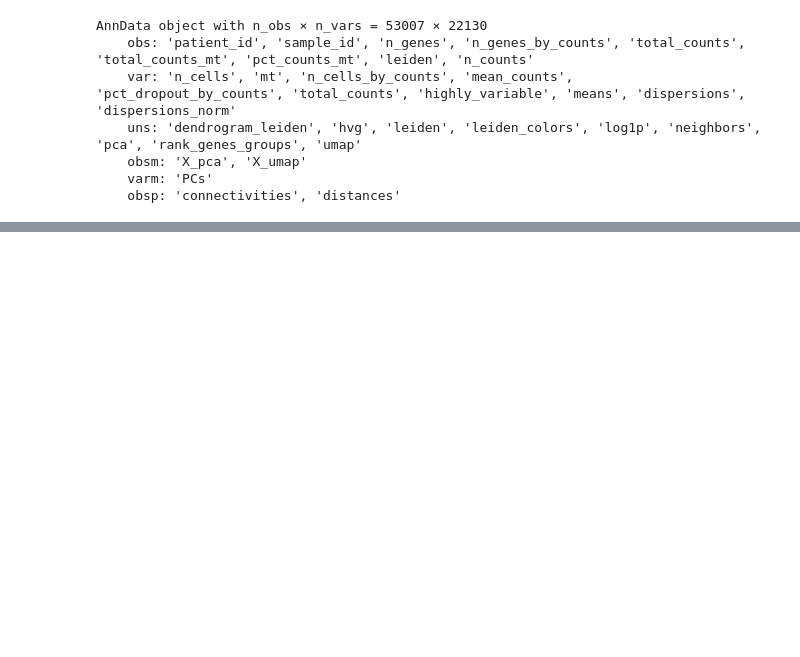
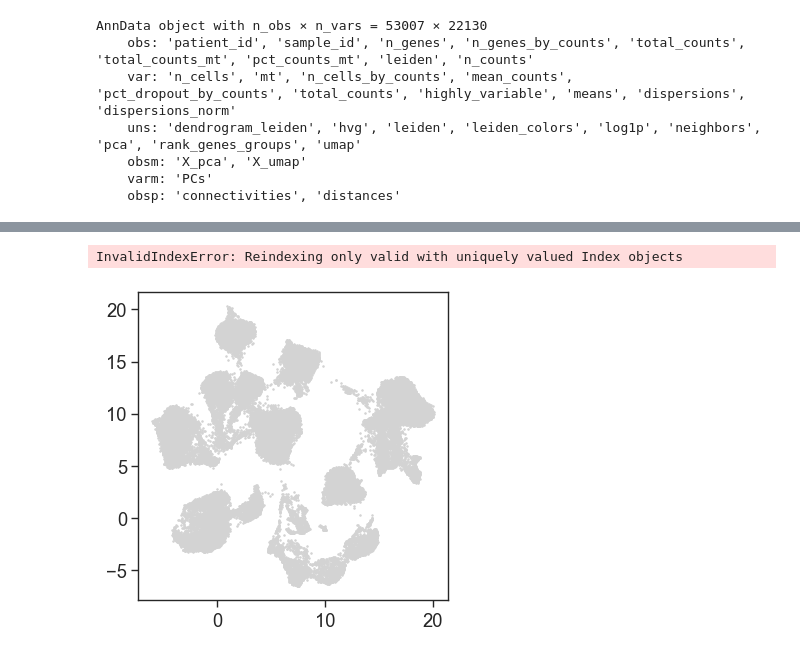
Before and after one commit to tuonglab/Alicia-Project-1, a Jupyter notebook: notebooks/SEACells for Mehtonen et al.ipynb, the cells around one changed output, grey strips where cells are left out. Saved outputs shown, nothing was run; the diff lists cells and outputs as text; code cells hidden in the pictures; blank space fills up the shorter version.

```diff
--- a/notebooks/SEACells for Mehtonen et al.ipynb
+++ b/notebooks/SEACells for Mehtonen et al.ipynb
@@ -67,0 +94,6 @@ AttributeError: module 'SEACells' has no attribute 'SEACells'
+# %%
+# Plot the initilization to ensure they are spread across phenotypic space
+sea.plot.plot_initialization(adata, model)
+# %% [output]
+InvalidIndexError: Reindexing only valid with uniquely valued Index objects
+[figure, added]
```
Also changed, not shown: parts of 28 cells of this notebook, 2 other files.
